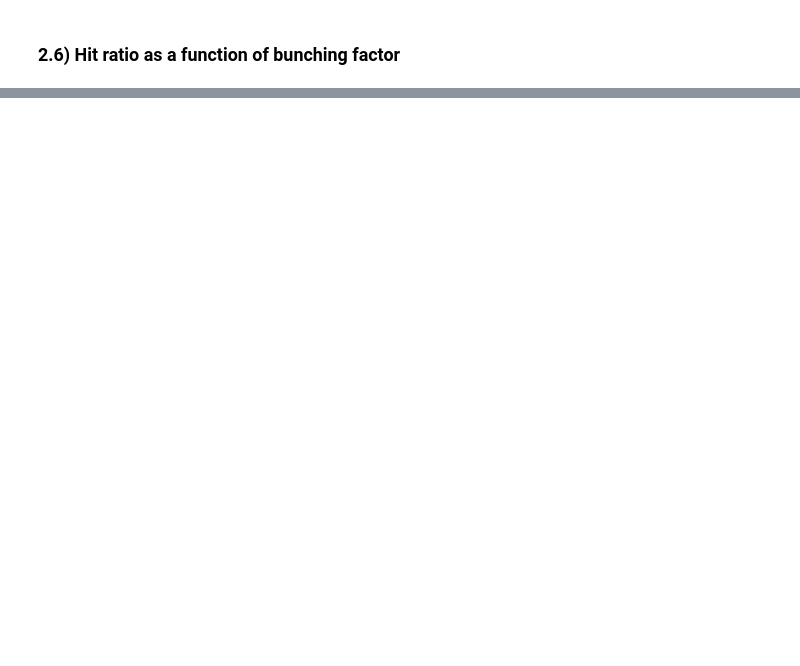
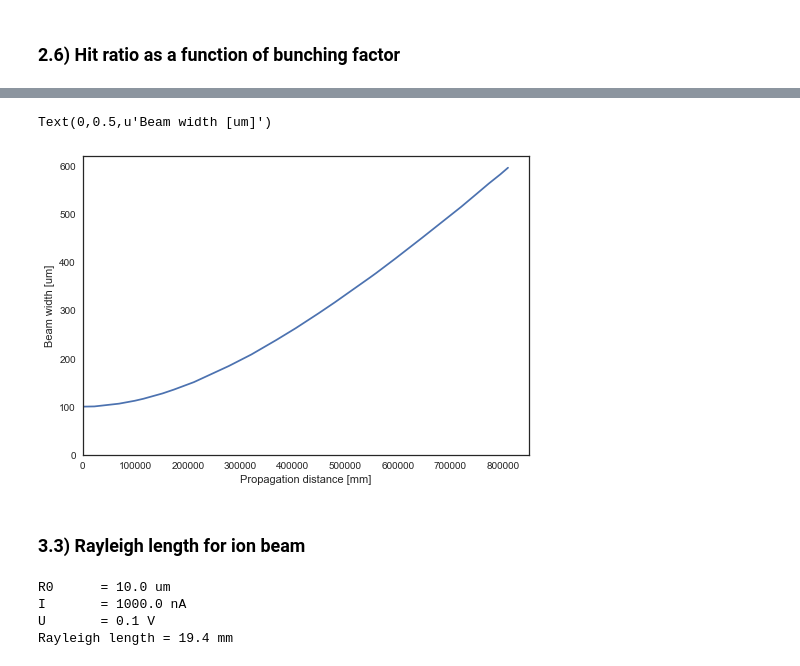
Before and after one commit to mhantke/github_notebooks, a Jupyter notebook: MS_injector/MS_flux.ipynb, the cells around one changed output, grey strips where cells are left out. Drawn from its saved outputs; the diff is of its cells as text; code cells hidden in the pictures; blank space fills up the shorter version.

Commit message:
added calculation for space charge limit

```diff
--- a/MS_injector/MS_flux.ipynb
+++ b/MS_injector/MS_flux.ipynb
@@ -42,6 +42,9 @@ coulomb = 1.
 electron = constants.e * coulomb
 pAh = pA*hour
 
+# Voltage
+V = 1.
+
 # Energy
 joule = 1.
 eV = electron
@@ -62,6 +65,9 @@ mol = constants.N_A
 mmol = milli*mol
 umol = micro*mol
 nmol = nano*mol
+
+# Constants
+eps0 = constants.epsilon_0
 # %% [markdown]
 ## 1) Electrospray
 
@@ -275,0 +305,25 @@ sns.despine()
+# %%
+# Characteristic acceleration voltage
+U = 10 * V
+
+# Characteristic charge
+q = z * e
+
+# Perveance
+K  = I_eff / U**(3/2.)
+
+# Abbreviations
+K0 = 2*pi*eps0*sqrt(2*q/m)
+R0 = d_beam/2.
+# %%
+# Beam width evolution for these parameters
+plot(z_sc(K=K, K0=K0, R0=R0)/mm, 2*R_sc(K=K, K0=K0, R0=R0)/um)
+ylim(0, None)
+xlim(0, None)
+xlabel("Propagation distance [mm]")
+ylabel("Beam width [um]")
+# %% [output]
+Text(0,0.5,u'Beam width [um]')
+[figure, added]
+# %% [markdown]
+### 3.3) Rayleigh length for ion beam
@@ -275,0 +343,14 @@ sns.despine()
+# %%
+I_arr = linspace(10, 1000, 100) * nA
+R0 = 10*um
+I  = 1000*nA
+U  = 0.1*V
+print "R0\t= %.1f um" % (R0/um)
+print "I\t= %.1f nA" % (I/nA)
+print "U\t= %.1f V" % (U/V)
+print "Rayleigh length = %.1f mm" % (rayleigh_length(R0=R0, I=I, U=U, q=q, m=m)/mm)
+# %% [output]
+R0      = 10.0 um
+I       = 1000.0 nA
+U       = 0.1 V
+Rayleigh length = 19.4 mm
```
Also changed, not shown: parts of 7 cells of this notebook.
